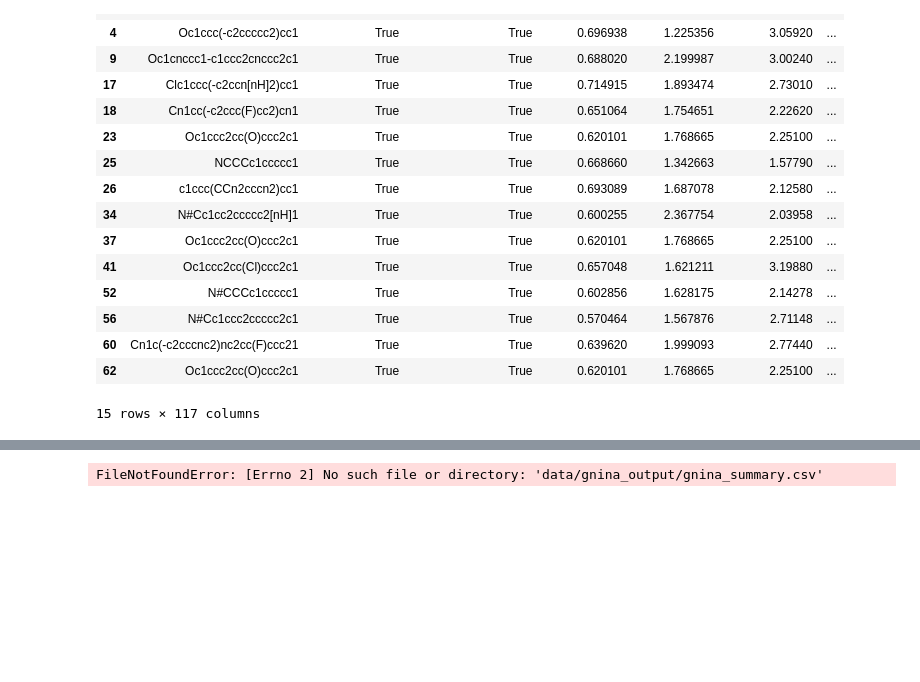
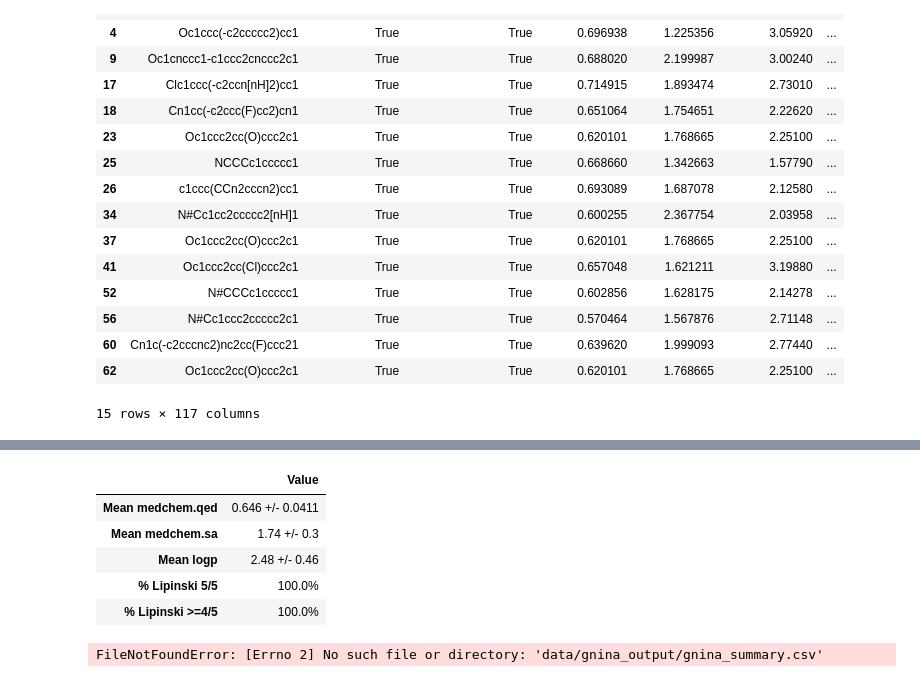
Before and after one commit to myrahaider/GPCR_LigandGen, a Jupyter notebook: results.ipynb, the cells around one changed output, grey strips where cells are left out. Drawn from its saved outputs; the diff is of its cells as text; code cells hidden in the pictures; blank space fills up the shorter version.

```diff
--- a/results.ipynb
+++ b/results.ipynb
@@ -157,3 +213,26 @@ filtered_metrics_df
+# %%
+# evaluate the 15 filter-passing molecules for drug-likeness
+
+summarydict = {}
+
+# mean drug-likeness/suitability properties
+summarydict["Mean medchem.qed"] = f"{filtered_metrics_df['medchem.qed'].mean():.3g} +/- {filtered_metrics_df['medchem.qed'].std():.3g}"
+summarydict["Mean medchem.sa"] = f"{filtered_metrics_df['medchem.sa'].mean():.3g} +/- {filtered_metrics_df['medchem.sa'].std():.3g}"
+summarydict["Mean logp"] = f"{filtered_metrics_df['medchem.logp'].mean():.3g} +/- {filtered_metrics_df['medchem.logp'].std():.3g}"
+
+#lipinksi summary
+summarydict["% Lipinski 5/5"] = f"{100*(filtered_metrics_df[filtered_metrics_df['medchem.lipinski'] == 5].shape[0])/len(filtered_metrics_df)}%"
+summarydict["% Lipinski >=4/5"] = f"{100*(filtered_metrics_df[filtered_metrics_df['medchem.lipinski'] >= 4].shape[0])/len(filtered_metrics_df)}%"
+
+summarydf = pd.DataFrame.from_dict(summarydict, orient='index', columns=['Value'])
+summarydf
+# %% [output]
+|  | Value |
+| Mean medchem.qed | 0.646 +/- 0.0411 |
+| Mean medchem.sa | 1.74 +/- 0.3 |
+| Mean logp | 2.48 +/- 0.46 |
+| % Lipinski 5/5 | 100.0% |
+| % Lipinski >=4/5 | 100.0% |
 # %%
 # get indices of filtered molecules in arrays
 
```
Also changed, not shown: parts of 3 cells of this notebook.
